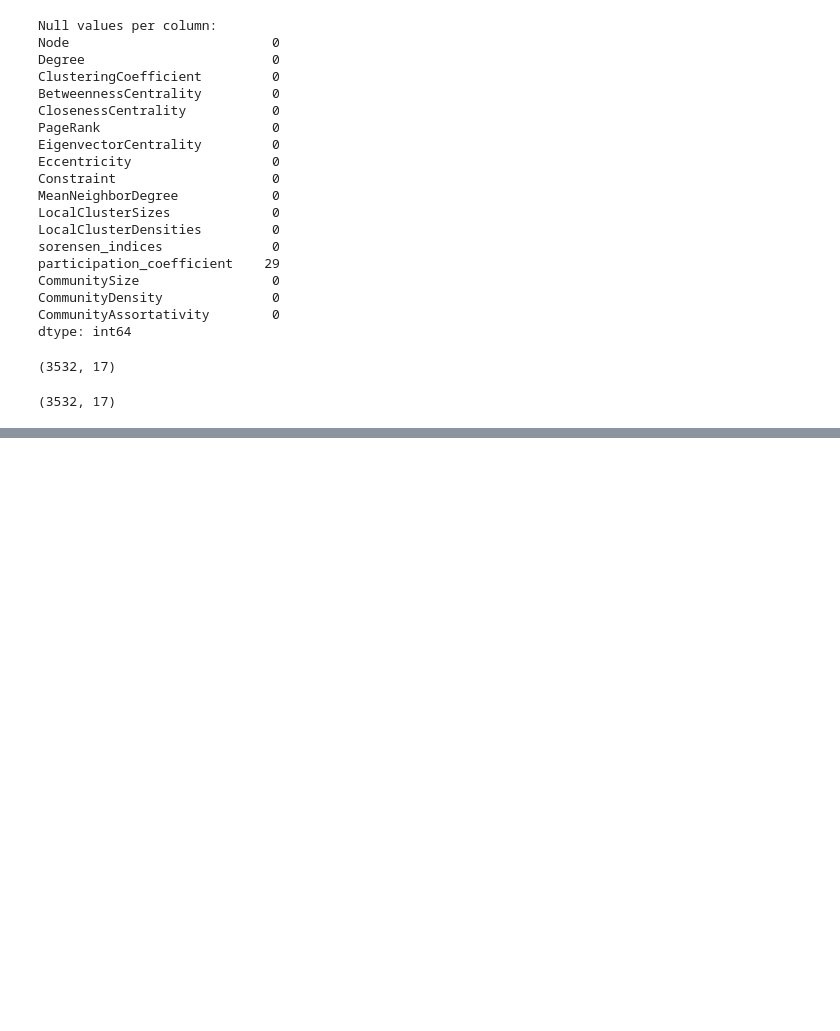
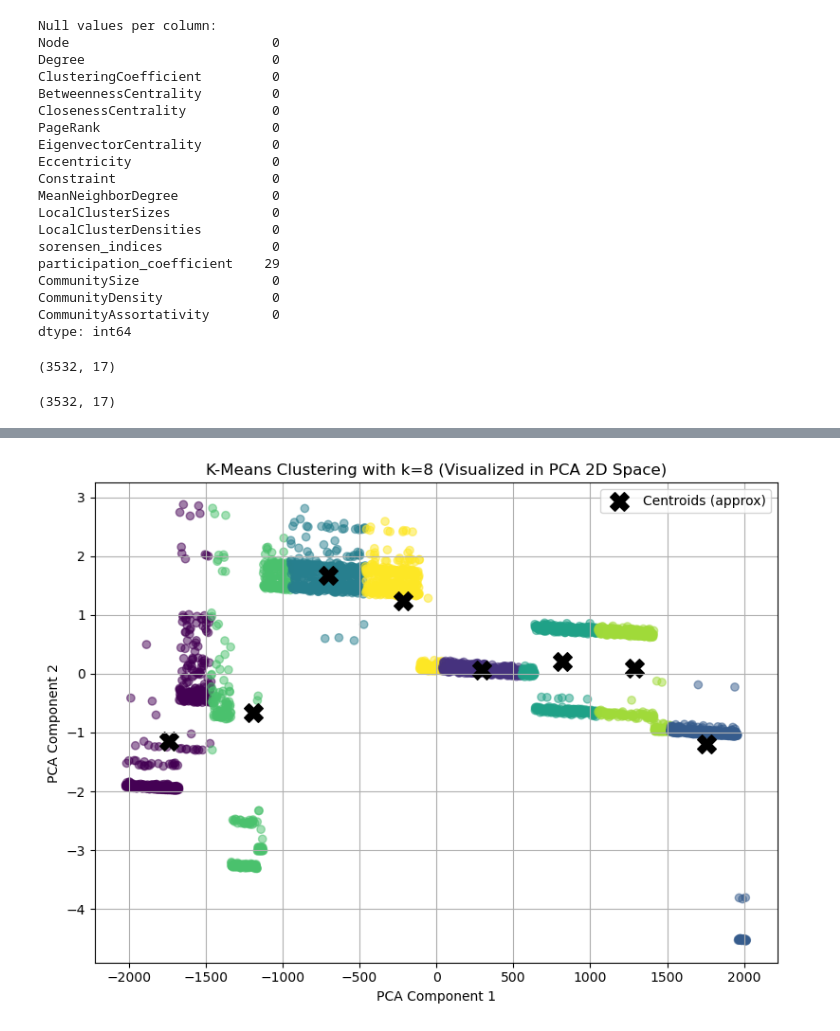
Before and after one commit to PSswathi/aai-510-group2-final-project, a Jupyter notebook: aai-510-group2-final-project-swathi-0605.ipynb, the cells around one changed output, grey strips where cells are left out. Saved outputs shown, nothing was run; the diff lists cells and outputs as text; code cells hidden in the pictures; blank space fills up the shorter version.

```diff
--- a/aai-510-group2-final-project-swathi-0603.ipynb
+++ b/aai-510-group2-final-project-swathi-0605.ipynb
@@ -809,0 +884,24 @@ Best K: 2, Silhouette Score: 0.6474
+# %%
+# Fit KMeans with k=8
+kmeans = KMeans(n_clusters=8, random_state=42, n_init=10)
+labels = kmeans.fit_predict(df_dropped)
+
+# Reduce to 2D using PCA for visualization
+pca_vis = PCA(n_components=2)
+X_2D = pca_vis.fit_transform(df_dropped)
+
+# Visualize the clusters
+plt.figure(figsize=(8, 6))
+plt.scatter(X_2D[:, 0], X_2D[:, 1], c=labels, cmap='viridis', alpha=0.5)
+plt.scatter(pca_vis.transform(kmeans.cluster_centers_)[:, 0],
+            pca_vis.transform(kmeans.cluster_centers_)[:, 1],
+            c='black', marker='X', s=200, label='Centroids (approx)')
+plt.title("K-Means Clustering with k=8 (Visualized in PCA 2D Space)")
+plt.xlabel("PCA Component 1")
+plt.ylabel("PCA Component 2")
+plt.legend()
+plt.grid(True)
+plt.tight_layout()
+plt.show()
+# %% [output]
+[figure, added]
```
Also changed, not shown: parts of 32 cells of this notebook.
